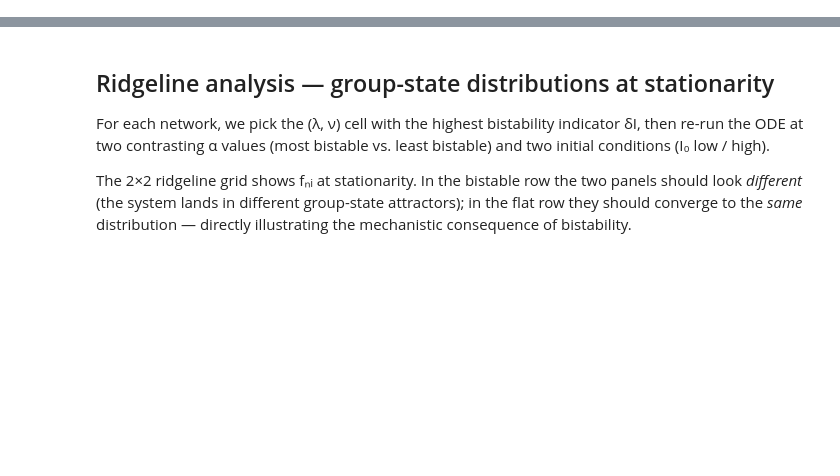
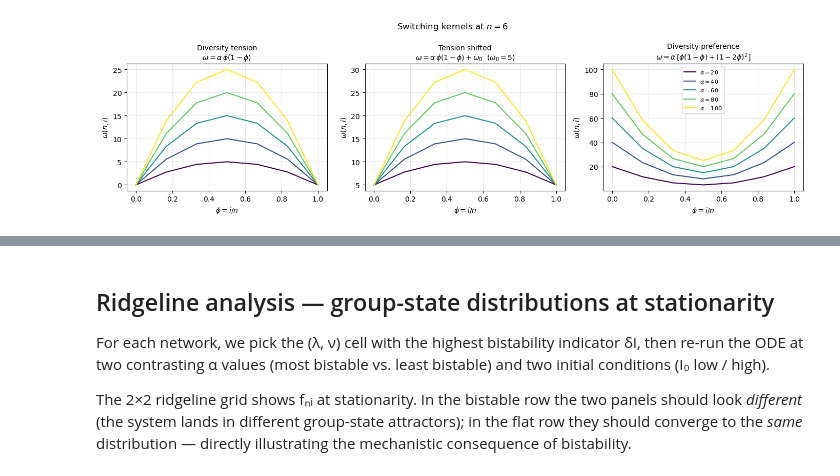
Before and after one commit to marobinette/mocs_spring_2026_project, a Jupyter notebook: analysis.ipynb, the cells around one changed output, grey strips where cells are left out. Cells and saved outputs as stored; diff of their text form; code cells hidden in the pictures; blank space fills up the shorter version.

```diff
--- a/analysis.ipynb
+++ b/analysis.ipynb
@@ -6 +158,40 @@ import os
+# %%
+# Visualize all 3 switching kernels at n = nmax across a range of α.
+gm, pn, mmax, nmax, state_meta = load_group_statistics("Thiers13")
+
+n = nmax
+phi_vals = np.arange(n + 1) / n
+alphas = [20, 40, 60, 80, 100]
+
+KERNEL_TITLES = {
+    'diversity_tension': "Diversity tension\n"
+                         r"$\omega = \alpha\,\phi(1-\phi)$",
+    'tension_shifted':   "Tension shifted\n"
+                         rf"$\omega = \alpha\,\phi(1-\phi) + \omega_0$  ($\omega_0={OMEGA_BASELINE:g}$)",
+    'mixture':           "Diversity preference\n"
+                         r"$\omega = \alpha\,[\phi(1-\phi) + (1-2\phi)^2]$",
+}
+
+fig, axes = plt.subplots(1, 3, figsize=(14, 4))
+cmap = plt.get_cmap("viridis")
+
+for ax, (kernel, title) in zip(axes, KERNEL_TITLES.items()):
+    f = _KERNEL_FUNCS[kernel]
+    for k, alpha in enumerate(alphas):
+        w_vals = [f(n, i, alpha) for i in range(n + 1)]
+        ax.plot(phi_vals, w_vals,
+                color=cmap(k / max(len(alphas) - 1, 1)),
+                label=rf"$\alpha={alpha}$")
+    ax.set_xlabel(r"$\phi = i/n$")
+    ax.set_ylabel(r"$\omega(n, i)$")
+    ax.set_title(title, fontsize=10)
+    ax.grid(alpha=0.3)
+
+axes[-1].legend(loc="best", fontsize=8)
+fig.suptitle(rf"Switching kernels at $n={n}$", fontsize=12)
+plt.tight_layout()
+plt.savefig("./figures/switching_kernels.png", dpi=300, bbox_inches='tight')
+plt.show()
+# %% [output]
+[figure, added]
 # %%
```
Also changed, not shown: parts of 12 cells of this notebook, 34 other files.
